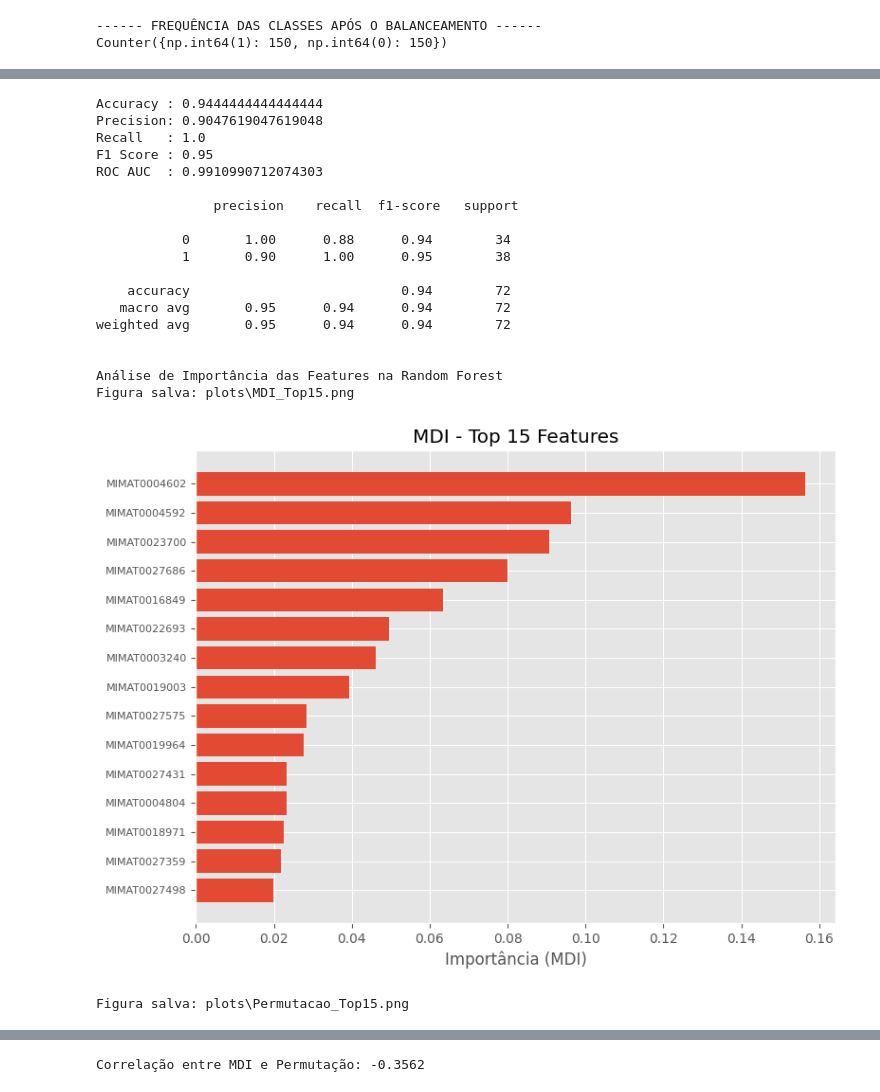
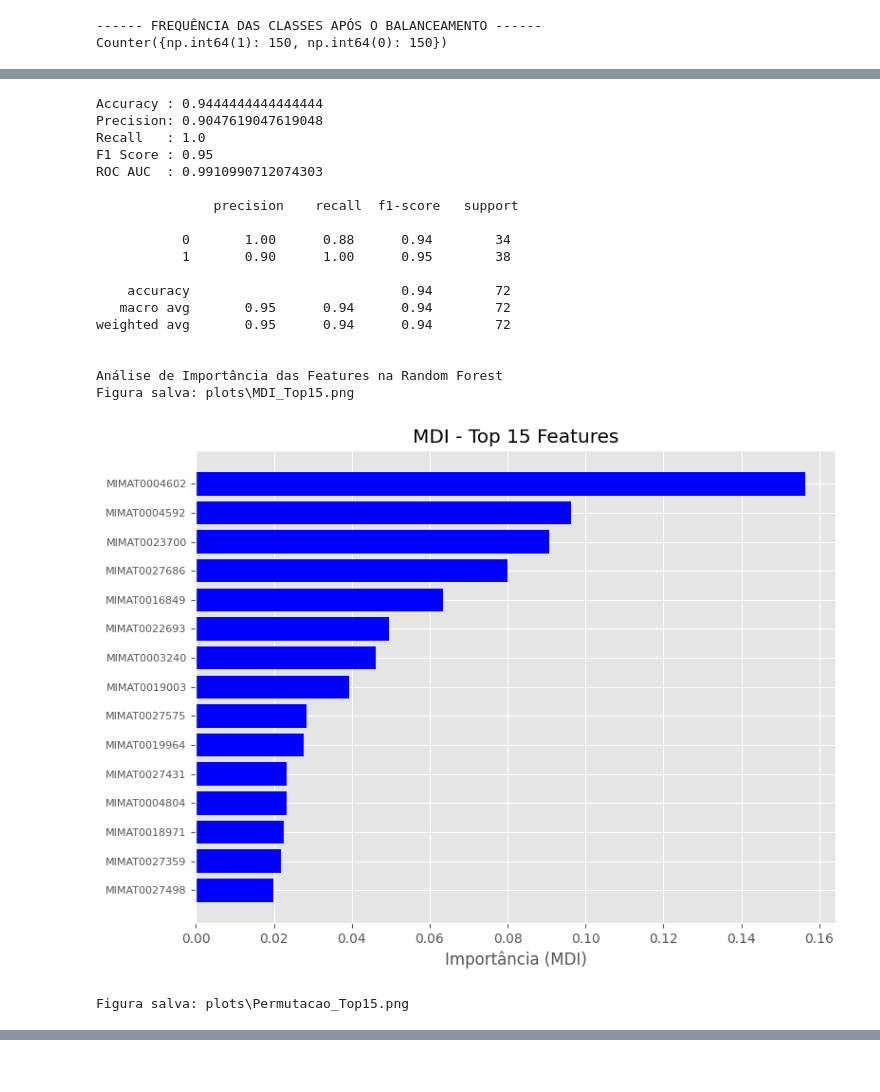
Before and after one commit to cassi-du/TCC_Mirnas, a Jupyter notebook: RandonForest - CPU/RandonForest_CPU.ipynb, the cells around one changed output, grey strips where cells are left out. Drawn from its saved outputs; the diff is of its cells as text; code cells hidden in the pictures.

```diff
--- a/RandonForest - CPU/RandonForest_CPU.ipynb
+++ b/RandonForest - CPU/RandonForest_CPU.ipynb
@@ -114,9 +114,7 @@ rf = RandomForestClassifier(
 rf.fit(dados_atributos_b, dados_classes_b)
 
 # salvar
-os.makedirs('models_Tree', exist_ok=True)
-
-caminho_rf = os.path.join(os.getcwd(),'models_Tree','modelo_RF.joblib')
+caminho_rf = os.path.join(os.getcwd(),'models_RF_CPU','modelo_RF.joblib')
 
 dump(rf, caminho_rf)
 
@@ -139,7 +137,7 @@ y_test = dados_teste["target"]
 X_test = X_test.fillna(X_test.mean())
 
 # carregar normalizador salvo
-modelo_normalizador_num = load("models_Tree/normalizador_TCC.model")
+modelo_normalizador_num = load("models_RF_CPU/normalizador_RF_CPU.model")
 
 X_test = modelo_normalizador_num.transform(X_test)
 X_test = pd.DataFrame(X_test,columns=cols)
@@ -193,15 +191,11 @@ X_test = dados_teste.drop(columns=["sample_id", "target", "split"])
 y_test = dados_teste["target"]
 
 # CARREGAR NORMALIZADOR
-normalizador = load(open("models_Tree/normalizador_TCC.model", "rb"))
+normalizador = load(open("models_RF_CPU/normalizador_RF_CPU.model", "rb"))
 
 X_test = normalizador.transform(X_test)
 
-X_test = pd.DataFrame(
-    X_test,
-    columns=dados_atributos.columns
-)
-
+X_test = pd.DataFrame(X_test,columns=dados_atributos.columns)
 
 # PREDIÇÃO
 y_pred = rf.predict(X_test)
@@ -239,7 +233,7 @@ k = min(top_k, len(imp_df))
 top_mdi = imp_df.nlargest(k, 'Importância (MDI)').iloc[::-1]
 
 fig, ax = plt.subplots(figsize=(8, 6))
-ax.barh(top_mdi['Feature'], top_mdi['Importância (MDI)'])
+ax.barh(top_mdi['Feature'], top_mdi['Importância (MDI)'], color='blue')
 ax.set_title(f'MDI - Top {k} Features')
 ax.set_xlabel('Importância (MDI)')
 ax.tick_params(axis='y', labelsize=8)
@@ -264,46 +258,34 @@ ax.set_xlabel('Importância (Permutação)')
 ax.tick_params(axis='y', labelsize=8)
 
 plt.tight_layout()
 
 out_perm = os.path.join('plots', f'Permutacao_Top{k}.png')
 fig.savefig(out_perm, dpi=300, bbox_inches='tight')
 
 print(f'Figura salva: {out_perm}')
 
 plt.show()
 plt.close(fig)
-
-# CORRELAÇÃO ENTRE MÉTRICAS
-try:
-    corr = np.corrcoef(
-        imp,
-        perm.importances_mean
-    )[0, 1]
-except Exception:
-    corr = float('nan')
-
-print(f"\nCorrelação entre MDI e Permutação: {corr:.4f}")
 # %% [output]
 Accuracy : 0.9444444444444444
 Precision: 0.9047619047619048
 Recall   : 1.0
 F1 Score : 0.95
 ROC AUC  : 0.9910990712074303
 
                precision    recall  f1-score   support
 
            0       1.00      0.88      0.94        34
            1       0.90      1.00      0.95        38
 
     accuracy                           0.94        72
    macro avg       0.95      0.94      0.94        72
 weighted avg       0.95      0.94      0.94        72
 
 
 Análise de Importância das Features na Random Forest
 Figura salva: plots\MDI_Top15.png
-[figure, old version]
+[figure, new version]
 Figura salva: plots\Permutacao_Top15.png
 [figure]
-Correlação entre MDI e Permutação: -0.3562
 # %%
```
Also changed, not shown: parts of 3 cells of this notebook, 13 other files.
